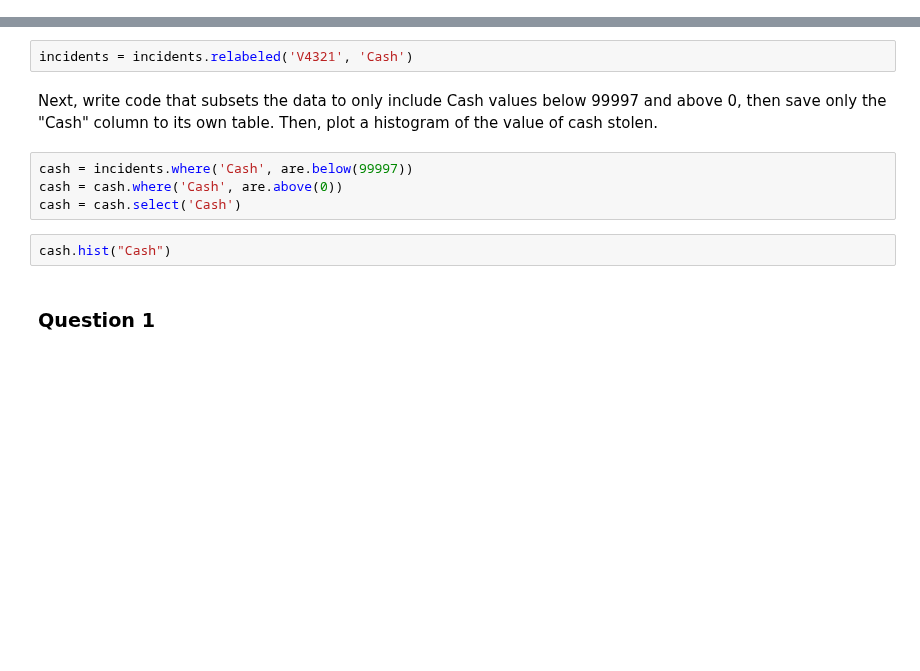
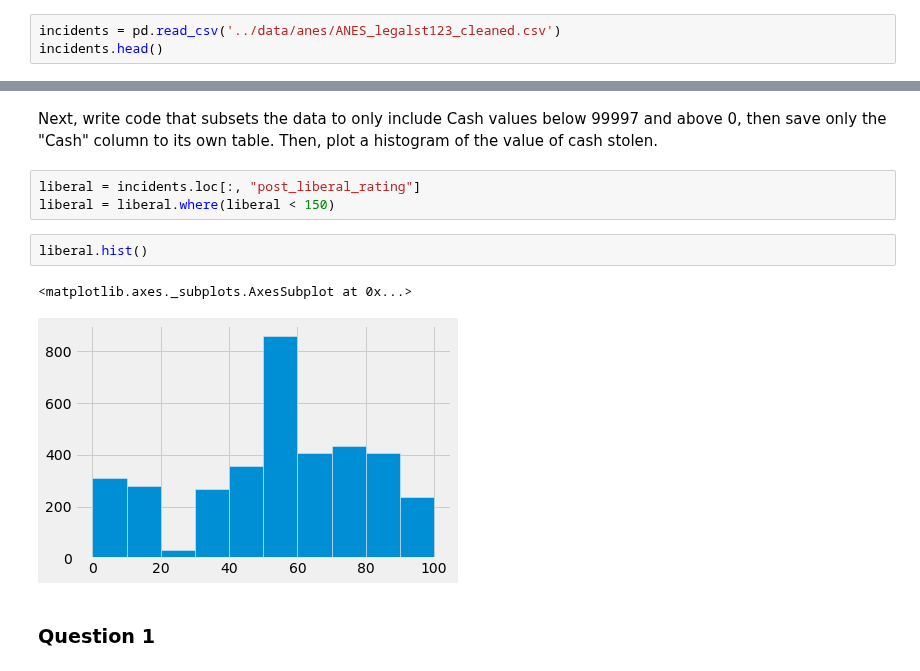
Before and after one commit to ds-modules/LEGALST-190, a Jupyter notebook: LEGALST-123/1-25/1-25_solutions.ipynb, the cells around one changed output, grey strips where cells are left out. Drawn from its saved outputs; the diff is of its cells as text; blank space fills up the shorter version.

```diff
--- a/LEGALST-123/1-25/1-25_solutions.ipynb
+++ b/LEGALST-123/1-25/1-25_solutions.ipynb
@@ -26,0 +14,3 @@ incidents
+# %%
+incidents = pd.read_csv('../data/anes/ANES_legalst123_cleaned.csv')
+incidents.head()
@@ -30,16 +28,16 @@ incidents
 ### Data Manipulation and Plotting Review
 # %% [markdown]
 Below, write code that relabels column 'V431' to "Cash". This column details the value of cash stolen in a crime incident. Hint: Consult the information for the datascience module: http://data8.org/datascience/tutorial.html
-# %%
-incidents = incidents.relabeled('V4321', 'Cash')
 # %% [markdown]
 Next, write code that subsets the data to only include Cash values below 99997 and above 0, then save only the "Cash" column to its own table. Then, plot a histogram of the value of cash stolen.
-# %%
-cash = incidents.where('Cash', are.below(99997))
-cash = cash.where('Cash', are.above(0))
-cash = cash.select('Cash')
-# %%
-cash.hist("Cash")
+# %%
+liberal = incidents.loc[:, "post_liberal_rating"]
+liberal = liberal.where(liberal < 150)
+# %%
+liberal.hist()
+# %% [output]
+<matplotlib.axes._subplots.AxesSubplot at 0x...>
+[figure, added]
 # %% [markdown]
 ### Question 1
 # %% [markdown]
```
Also changed, not shown: parts of 24 cells of this notebook, 6 other files.
